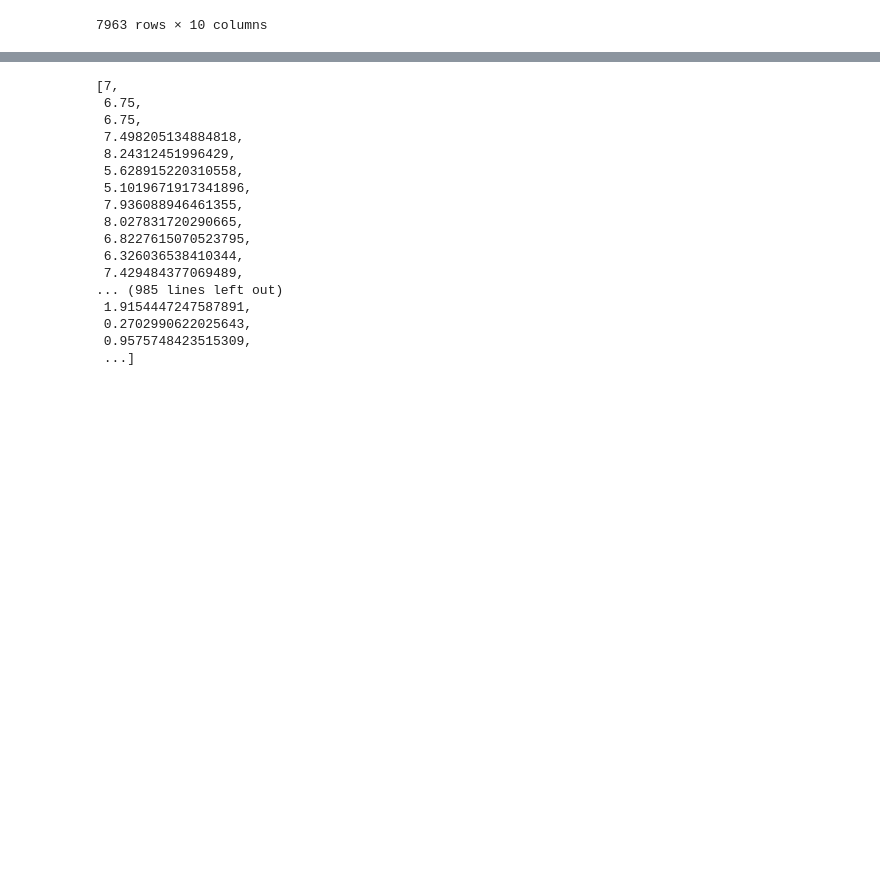
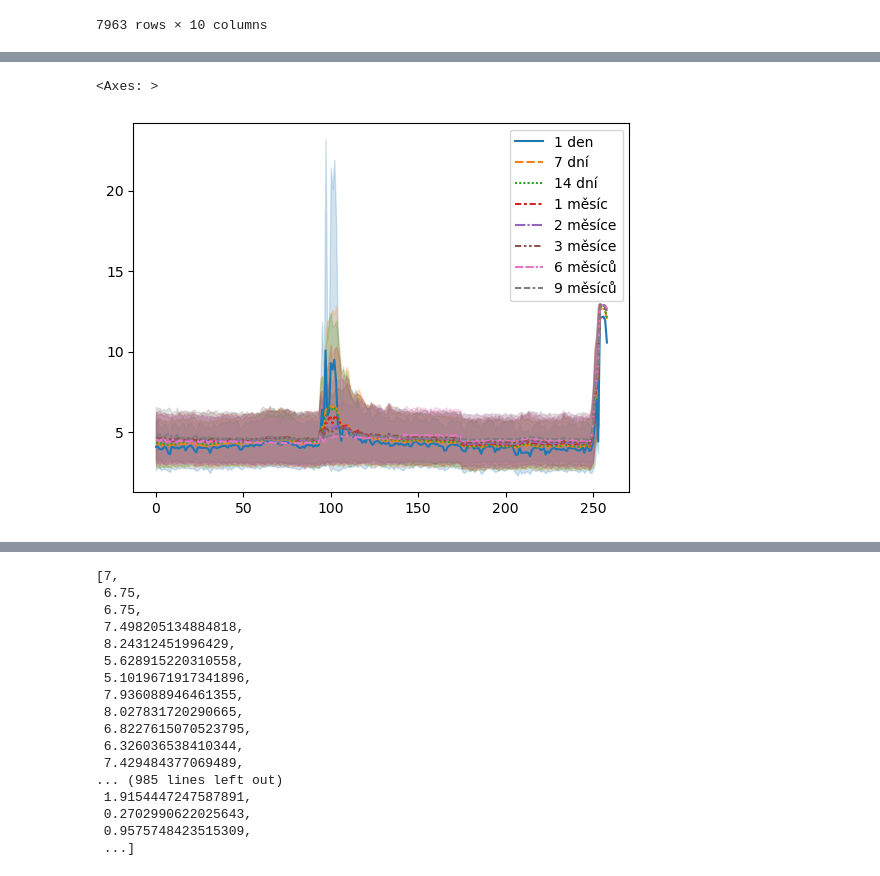
Before and after one commit to honzaz1234/return_simulation, a Jupyter notebook: test_model.ipynb, the cells around one changed output, grey strips where cells are left out. Saved outputs shown, nothing was run; the diff lists cells and outputs as text; code cells hidden in the pictures; blank space fills up the shorter version.

```diff
--- a/test_model.ipynb
+++ b/test_model.ipynb
@@ -525,0 +571,6 @@ min(df_all['1 den'])
+# %%
+columns_to_plot = df_all.columns[1:-1]
+sns.lineplot(data=df_all[columns_to_plot])
+# %% [output]
+<Axes: >
+[figure, added]
```
Also changed, not shown: parts of 27 cells of this notebook, 3 other files.
